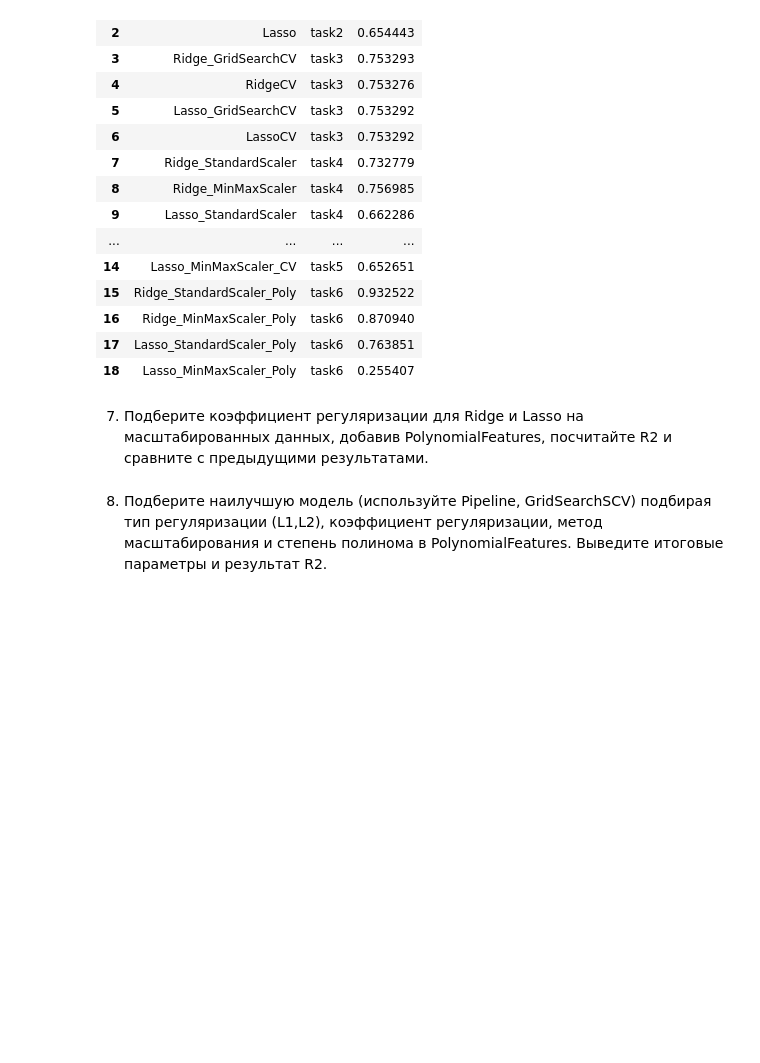
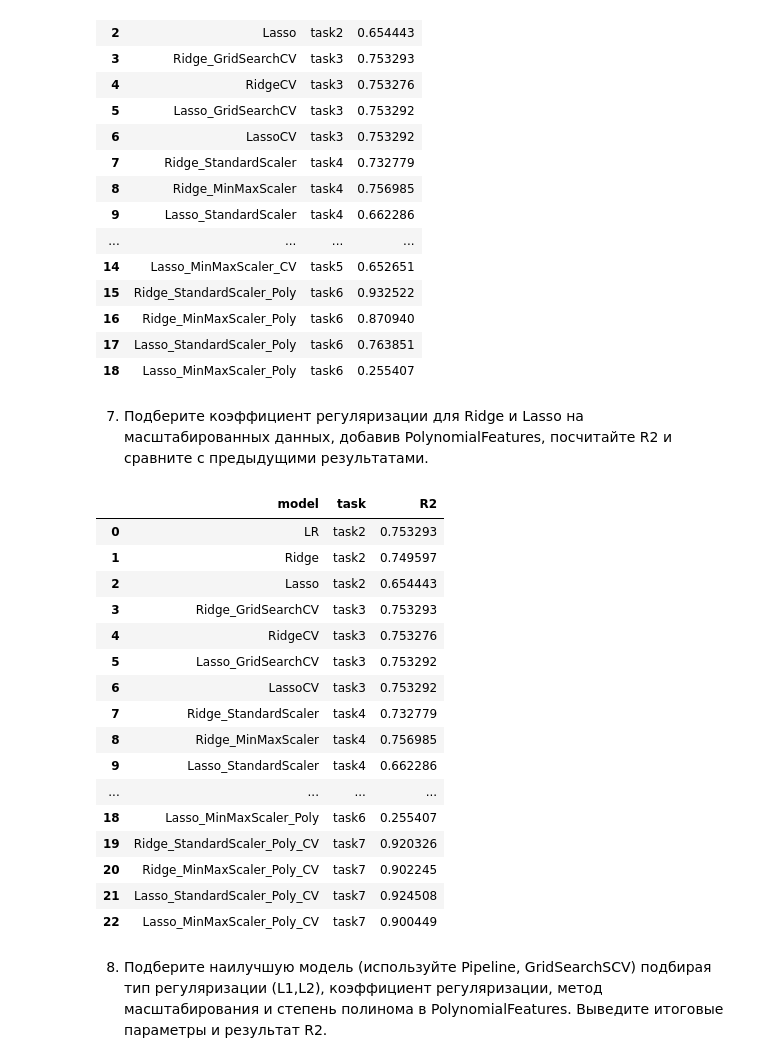
Before and after one commit to omutninsk/ml_2, a Jupyter notebook: HW_3_ML.ipynb, the cells around one changed output. Drawn from its saved outputs; the diff is of its cells as text; code cells hidden in the pictures; blank space fills up the shorter version.

```diff
--- a/HW_3_ML.ipynb
+++ b/HW_3_ML.ipynb
@@ -398,3 +385,80 @@ results_regression.loc[22] = ['Lasso_MinMaxScaler_Poly_CV', 'task7', r2_lasso_mi
+# %%
+
+
+### Ваш код ###
+
+r2_ridge_standart_scaler_poly_cv = 0
+r2_ridge_min_max_scaler_poly_cv = 0
+r2_lasso_standart_scaler_poly_cv = 0
+r2_lasso_min_max_scaler_poly_cv = 0
+
+# ridge
+pipe_ridge_standart_scaler_poly_cv = Pipeline([
+    ('scaler', StandardScaler()),
+    ('poly', PolynomialFeatures()),
+    ('regressor', RidgeCV())
+])
+
+pipe_ridge_mm_scaler_poly_cv = Pipeline([
+    ('scaler', MinMaxScaler()),
+    ('poly', PolynomialFeatures()),
+    ('regressor', RidgeCV())
+])
+
+# fit the pipelines
+pipe_ridge_standart_scaler_poly_cv.fit(train_data, train_labels)
+pipe_ridge_mm_scaler_poly_cv.fit(train_data, train_labels)
+
+# calculate R2 score on the test data
+r2_ridge_standart_scaler_poly_cv = r2_score(train_labels, pipe_ridge_standart_scaler_poly_cv.predict(train_data))
+r2_ridge_min_max_scaler_poly_cv = r2_score(test_labels, pipe_ridge_mm_scaler_poly_cv.predict(test_data))
+
+# lasso
+
+pipe_lasso_standart_scaler_poly_cv = Pipeline([
+    ('scaler', StandardScaler()),
+    ('poly', PolynomialFeatures()),
+    ('regressor', LassoCV())
+])
+
+pipe_lasso_mm_scaler_poly_cv = Pipeline([
+    ('scaler', MinMaxScaler()),
+    ('poly', PolynomialFeatures()),
+    ('regressor', LassoCV())
+])
+
+# fit the pipelines
+pipe_lasso_standart_scaler_poly_cv.fit(train_data, train_labels)
+pipe_lasso_mm_scaler_poly_cv.fit(train_data, train_labels)
+
+# calculate R2 score on the test data
+r2_lasso_standart_scaler_poly_cv = r2_score(train_labels, pipe_lasso_standart_scaler_poly_cv.predict(train_data))
+r2_lasso_min_max_scaler_poly_cv = r2_score(test_labels, pipe_lasso_mm_scaler_poly_cv.predict(test_data))
+
+results_regression.loc[19] = ['Ridge_StandardScaler_Poly_CV', 'task7', r2_ridge_standart_scaler_poly_cv]
+results_regression.loc[20] = ['Ridge_MinMaxScaler_Poly_CV', 'task7', r2_ridge_min_max_scaler_poly_cv]
+results_regression.loc[21] = ['Lasso_StandardScaler_Poly_CV', 'task7', r2_lasso_standart_scaler_poly_cv]
+results_regression.loc[22] = ['Lasso_MinMaxScaler_Poly_CV', 'task7', r2_lasso_min_max_scaler_poly_cv]
+
+results_regression
+# %% [output]
+|  | model | task | R2 |
+| 0 | LR | task2 | 0.753293 |
+| 1 | Ridge | task2 | 0.749597 |
+| 2 | Lasso | task2 | 0.654443 |
+| 3 | Ridge_GridSearchCV | task3 | 0.753293 |
+| 4 | RidgeCV | task3 | 0.753276 |
+| 5 | Lasso_GridSearchCV | task3 | 0.753292 |
+| 6 | LassoCV | task3 | 0.753292 |
+| 7 | Ridge_StandardScaler | task4 | 0.732779 |
+| 8 | Ridge_MinMaxScaler | task4 | 0.756985 |
+| 9 | Lasso_StandardScaler | task4 | 0.662286 |
+| ... | ... | ... | ... |
+| 18 | Lasso_MinMaxScaler_Poly | task6 | 0.255407 |
+| 19 | Ridge_StandardScaler_Poly_CV | task7 | 0.920326 |
+| 20 | Ridge_MinMaxScaler_Poly_CV | task7 | 0.902245 |
+| 21 | Lasso_StandardScaler_Poly_CV | task7 | 0.924508 |
+| 22 | Lasso_MinMaxScaler_Poly_CV | task7 | 0.900449 |
 # %% [markdown]
 8. Подберите наилучшую модель (используйте Pipeline, GridSearchSCV) подбирая тип регуляризации (L1,L2), коэффициент регуляризации, метод масштабирования и степень полинома в PolynomialFeatures. Выведите итоговые параметры и результат R2.
 # %%
```
Also changed, not shown: parts of 1 cell of this notebook.
